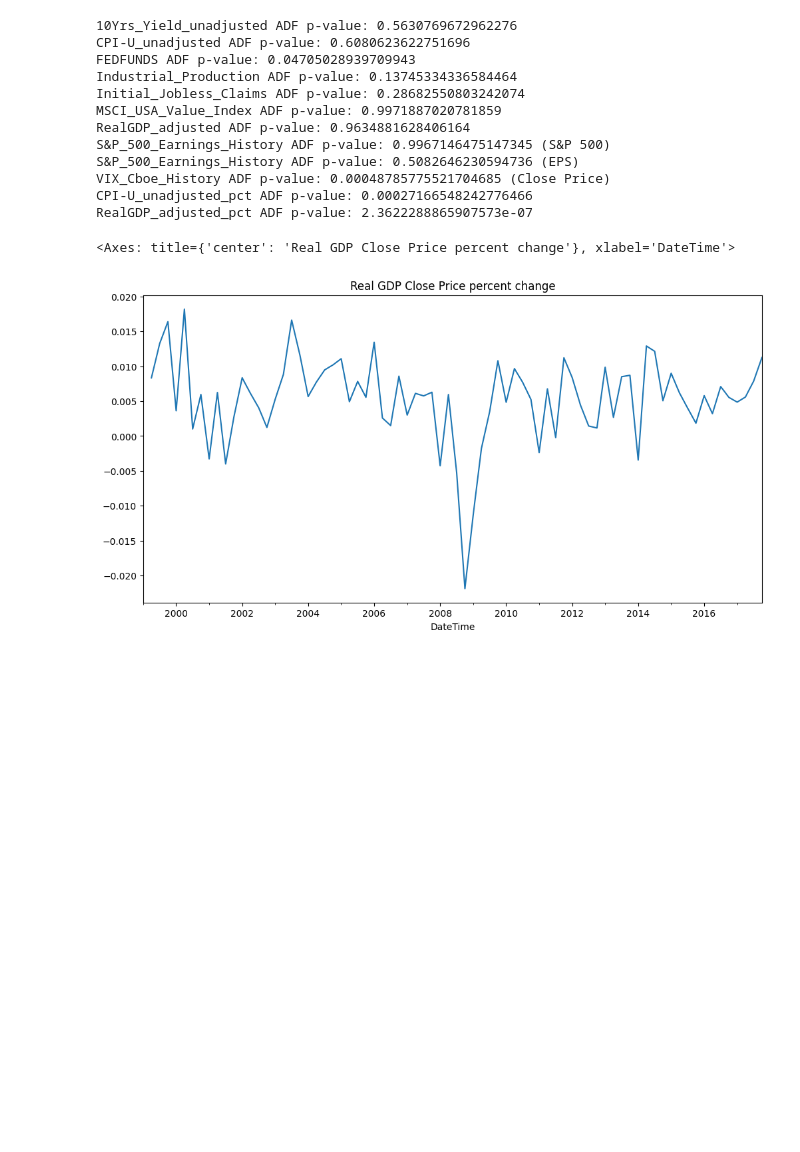
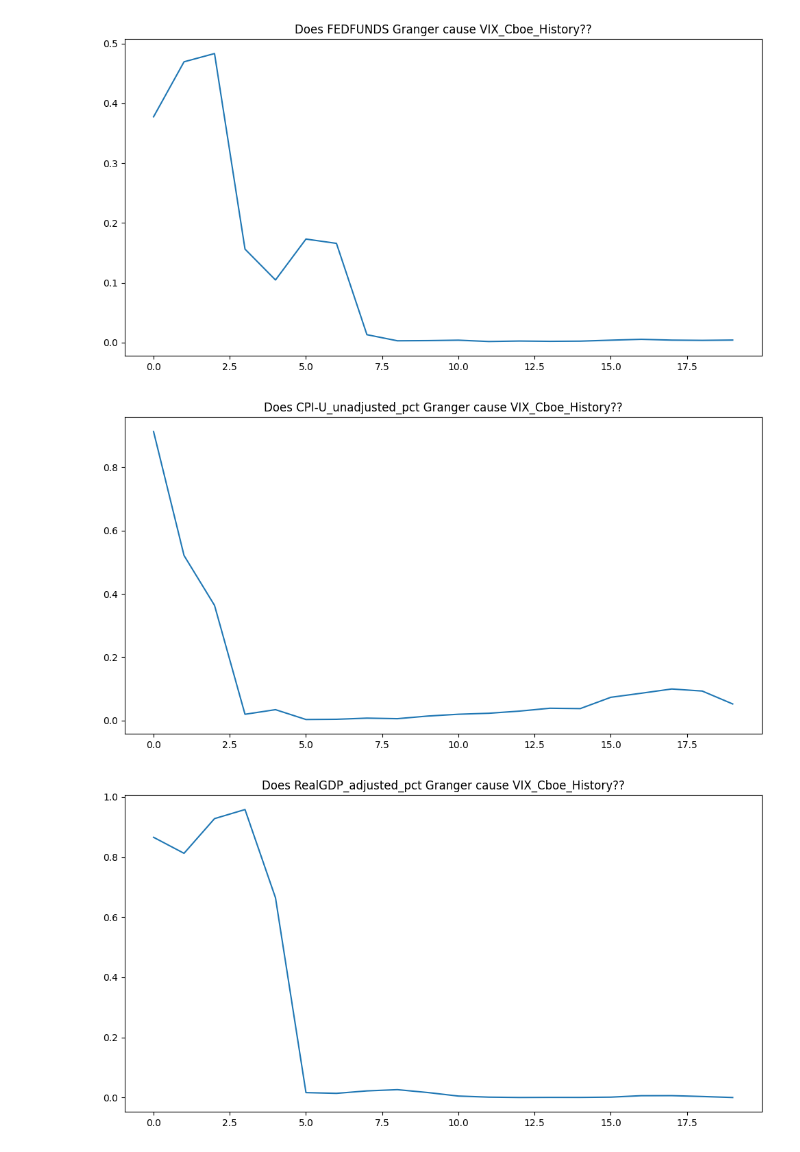
Before and after one commit to Starkl7/Regime-Dependent-Beta-Optimization, a Jupyter notebook: Basic_EDA.ipynb, the cells around one changed output. Saved outputs shown, nothing was run; the diff lists cells and outputs as text; code cells hidden in the pictures; blank space fills up the shorter version.

```diff
--- a/Basic_EDA.ipynb
+++ b/Basic_EDA.ipynb
@@ -381 +390,22 @@ DateTime
+# %%
+def common_duration_interval(dfs_dict_train, name1, name2='VIX_Cboe_History'):
+    freq1 = detect_freq(dfs_dict_train[name1])
+    freq2 = detect_freq(dfs_dict_train[name2])
+    common_freq = choose_common_freq(freq1, freq2)
+
+    series1 = dfs_dict_train[name1].iloc[:, 0].dropna()
+    series2 = dfs_dict_train[name2].iloc[:, 3].dropna()
+
+    s1_resampled = series1.resample(common_freq).last()
+    s2_resampled = series2.resample(common_freq).last()
+
+    start = max(s1_resampled.index.min(), s2_resampled.index.min())
+    end = min(s1_resampled.index.max(), s2_resampled.index.max())
+
+    s1_aligned = s1_resampled[start:end]
+    s2_aligned = s2_resampled[start:end]
+
+    s1_clean = s1_aligned.dropna()
+    s2_clean = s2_aligned.dropna()
+    return pd.DataFrame({'VIX': s2_clean, name1: s1_clean})
 # %%
@@ -385,27 +428,16 @@ print(adfuller(dfs_dict_train['VIX_Cboe_History']['CLOSE'].dropna())[1])
 # %%
-for name, df in dfs_dict_train.items():
-    if name == 'VIX_Cboe_History':
-        print(f"{name} ADF p-value: {adfuller(df['CLOSE'].dropna())[1]} (Close Price)")
-    elif name == 'S&P_500_Earnings_History':
-        print(f"{name} ADF p-value: {adfuller(df.iloc[:, 0].dropna())[1]} (S&P 500)")
-        print(f"{name} ADF p-value: {adfuller(df.iloc[:, 1].dropna())[1]} (EPS)")
-    else:
-        print(f"{name} ADF p-value: {adfuller(df.iloc[:, 0].dropna())[1]}")
+maxlag = 20
+test = 'ssr_chi2test'
+for name1 in ['FEDFUNDS', 'CPI-U_unadjusted_pct', 'RealGDP_adjusted_pct']:
+    name2 = 'VIX_Cboe_History'
+    # Interchanging the columns in below function to measure if name1 granger-causes name2
+    df_clean = common_duration_interval(dfs_dict_train, name1, name2)
+
+    granger_res = grangercausalitytests(df_clean, maxlag, verbose=False)
+    p_values = [round(granger_res[i+1][0][test][1],4) for i in range(maxlag)]
+    pd.Series(p_values).plot(title=f'Does {name1} Granger cause {name2}??',figsize=(12, 6))
+    plt.show()
 # %% [output]
-10Yrs_Yield_unadjusted ADF p-value: 0.5630769672962276
-CPI-U_unadjusted ADF p-value: 0.6080623622751696
-FEDFUNDS ADF p-value: 0.04705028939709943
-Industrial_Production ADF p-value: 0.13745334336584464
-Initial_Jobless_Claims ADF p-value: 0.28682550803242074
-MSCI_USA_Value_Index ADF p-value: 0.9971887020781859
-RealGDP_adjusted ADF p-value: 0.9634881628406164
-S&P_500_Earnings_History ADF p-value: 0.9967146475147345 (S&P 500)
-S&P_500_Earnings_History ADF p-value: 0.5082646230594736 (EPS)
-VIX_Cboe_History ADF p-value: 0.00048785775521704685 (Close Price)
-CPI-U_unadjusted_pct ADF p-value: 0.00027166548242776466
-RealGDP_adjusted_pct ADF p-value: 2.3622288865907573e-07
+[figure, added]
+[figure, added]
+[figure, added]
-# %%
-dfs_dict_train['RealGDP_adjusted_pct']['value1'].plot(title='Real GDP Close Price percent change', figsize=(12, 6))
-# %% [output]
-<Axes: title={'center': 'Real GDP Close Price percent change'}, xlabel='DateTime'>
-[figure, removed]
```
Also changed, not shown: parts of 25 cells of this notebook.
